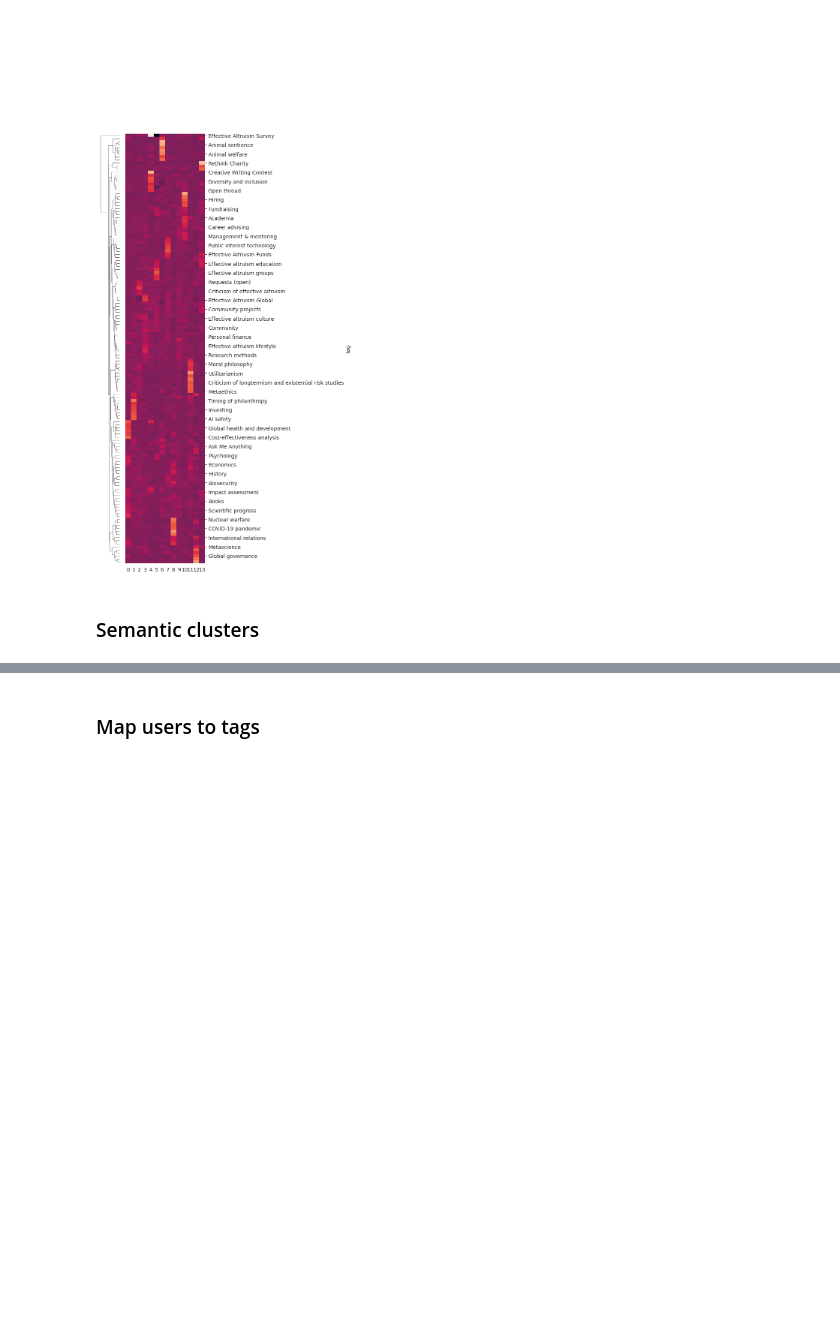
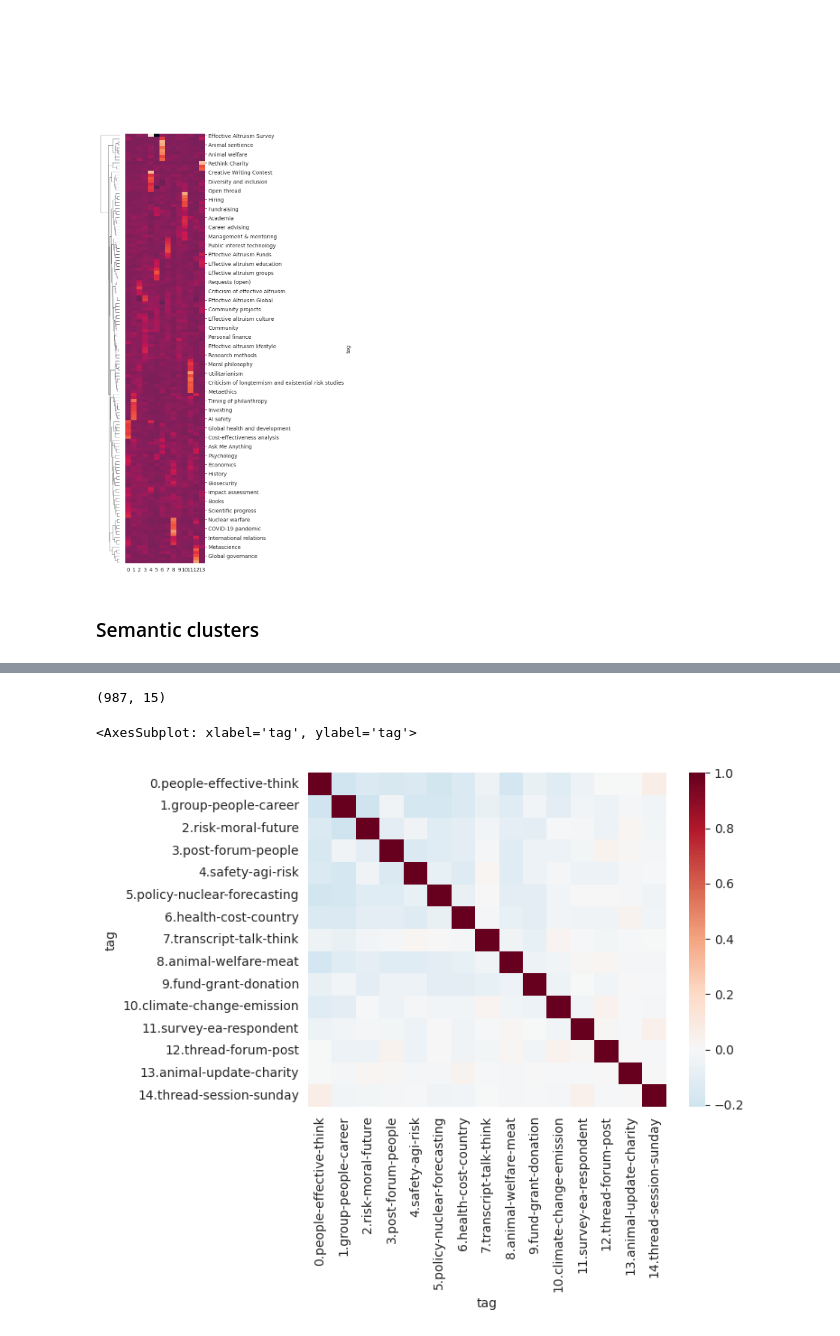
Before and after one commit to seads-org/ea-forum-experiments, a Jupyter notebook: notebooks/analysis/user_overview.ipynb, the cells around one changed output, grey strips where cells are left out. Cells and saved outputs as stored; diff of their text form; code cells hidden in the pictures; blank space fills up the shorter version.

```diff
--- a/notebooks/analysis/user_overview.ipynb
+++ b/notebooks/analysis/user_overview.ipynb
@@ -585,2 +355,0 @@ Name: zLN8u2QeGKyXA2kwr, dtype: float64
-# %% [markdown]
-### Map users to tags
@@ -592,0 +356,19 @@ Name: zLN8u2QeGKyXA2kwr, dtype: float64
+# %%
+dv_data['art_df'].index = posts.reset_index().set_index('pageUrl').reindex(dv_data['art_df'].pageUrl)['_id'].values
+# %%
+dv_clusts_per_user = estimate_tag_scores_per_user(
+    relevant_post_scores_per_user[user_info.category[relevant_post_scores_per_user.index] == 'active'],
+    dv_data['art_df'].clust1.map(lambda x: [x]), min_content_per_user=10
+)
+
+dv_clusts_per_user.shape
+# %% [output]
+(987, 15)
+# %%
+user_specificity_to_dv_clusts = (dv_clusts_per_user.T / dv_clusts_per_user.T.sum()).T
+user_specificity_to_dv_clusts = user_specificity_to_dv_clusts.iloc[:,user_specificity_to_dv_clusts.columns.map(lambda x: int(x.split('.')[0])).argsort()]
+# %%
+sns.heatmap(user_specificity_to_dv_clusts.corr(), cmap='RdBu_r', center=0)
+# %% [output]
+<AxesSubplot: xlabel='tag', ylabel='tag'>
+[figure, added]
```
Also changed, not shown: parts of 30 cells of this notebook, 4 other files.
